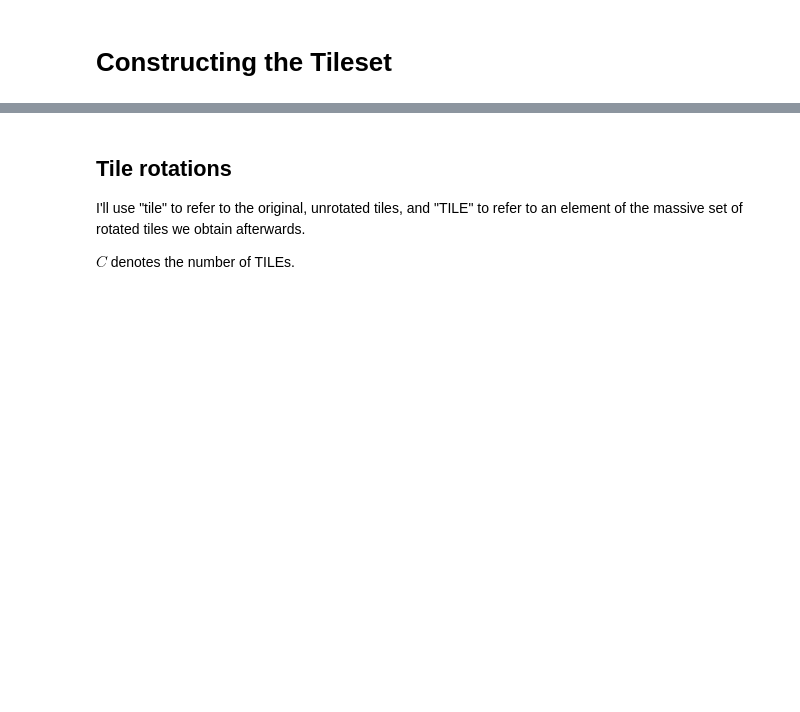
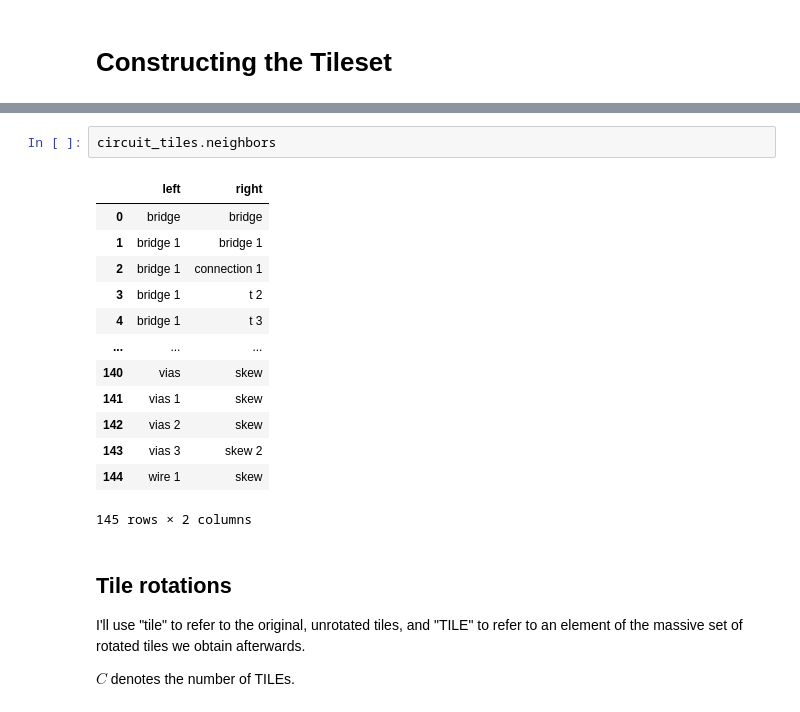
Before and after one commit to adzcai/wave-function-collapse, a Jupyter notebook: WFC.ipynb, the cells around one changed output, grey strips where cells are left out. Drawn from its saved outputs; the diff is of its cells as text; blank space fills up the shorter version.

```diff
--- a/WFC.ipynb
+++ b/WFC.ipynb
@@ -50,3 +74,19 @@ circuit_tiles.tiles
+# %%
+circuit_tiles.neighbors
+# %% [output]
+|  | left | right |
+| 0 | bridge | bridge |
+| 1 | bridge 1 | bridge 1 |
+| 2 | bridge 1 | connection 1 |
+| 3 | bridge 1 | t 2 |
+| 4 | bridge 1 | t 3 |
+| ... | ... | ... |
+| 140 | vias | skew |
+| 141 | vias 1 | skew |
+| 142 | vias 2 | skew |
+| 143 | vias 3 | skew 2 |
+| 144 | wire 1 | skew |
+145 rows × 2 columns
 # %% [markdown]
 ## Tile rotations
 
```
Also changed, not shown: parts of 34 cells of this notebook.
